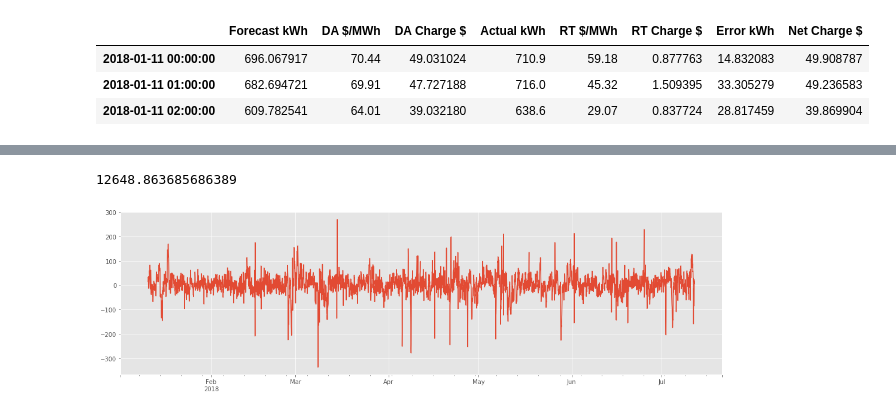
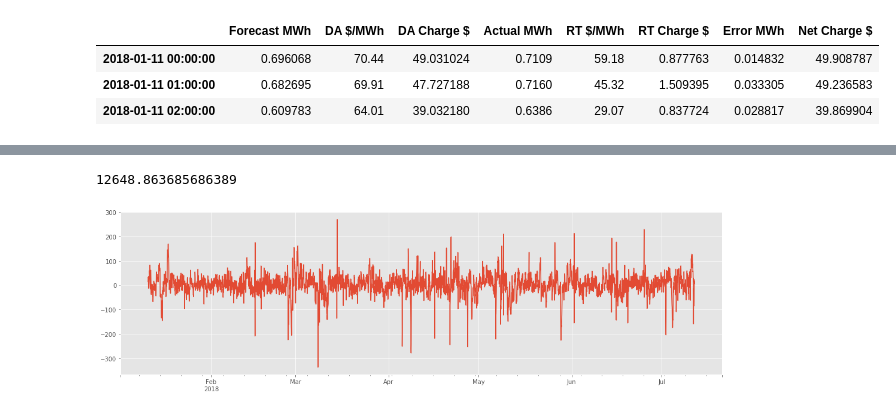
Before and after one commit to kevinkoste/university-load-forecasting, a Jupyter notebook: exploration/cost_analysis.ipynb, the cells around one changed output, grey strips where cells are left out. Drawn from its saved outputs; the diff is of its cells as text; code cells hidden in the pictures.

```diff
--- a/exploration/cost_analysis.ipynb
+++ b/exploration/cost_analysis.ipynb
@@ -27,25 +27,25 @@ forecast = pd.read_csv('../data/elec_forecast.csv',index_col=0)
 forecast.index = pd.to_datetime(forecast.index,format='%Y-%m-%d %H:00:00')
 # %%
 # populate columns
-totals = pd.DataFrame(forecast['aggregate_forecast'].values,columns=['Forecast kWh'],index=forecast.index)
-totals = totals.join(prices).join(elec_total)
+totals = pd.DataFrame(forecast['aggregate_forecast'].values/1000,columns=['Forecast MWh'],index=forecast.index)
+totals = totals.join(prices).join(elec_total/1000)
 
 totals = totals.rename({'Day Ahead LMP':'DA $/MWh',
                         'Real Time LMP':'RT $/MWh',
-                        'Actual':'Actual kWh',
+                        'Actual':'Actual MWh',
                        },axis='columns')
 
-totals['DA Charge $'] = (totals['Forecast kWh']/1000)*totals['DA $/MWh']
-totals['Error kWh'] = totals['Actual kWh'] - totals['Forecast kWh']
-totals['RT Charge $'] = (totals['Error kWh']/1000)*totals['RT $/MWh']
+totals['DA Charge $'] = (totals['Forecast MWh'])*totals['DA $/MWh']
+totals['Error MWh'] = totals['Actual MWh'] - totals['Forecast MWh']
+totals['RT Charge $'] = (totals['Error MWh'])*totals['RT $/MWh']
 totals['Net Charge $'] = totals['DA Charge $'] + totals['RT Charge $']
 
-totals = totals[['Forecast kWh','DA $/MWh','DA Charge $',
-                 'Actual kWh','RT $/MWh','RT Charge $',
-                 'Error kWh','Net Charge $']]
+totals = totals[['Forecast MWh','DA $/MWh','DA Charge $',
+                 'Actual MWh','RT $/MWh','RT Charge $',
+                 'Error MWh','Net Charge $']]
 totals.head(3)
 # %% [output]
-|  | Forecast kWh | DA $/MWh | DA Charge $ | Actual kWh | RT $/MWh | RT Charge $ | Error kWh | Net Charge $ |
-| 2018-01-11 00:00:00 | 696.067917 | 70.44 | 49.031024 | 710.9 | 59.18 | 0.877763 | 14.832083 | 49.908787 |
-| 2018-01-11 01:00:00 | 682.694721 | 69.91 | 47.727188 | 716.0 | 45.32 | 1.509395 | 33.305279 | 49.236583 |
-| 2018-01-11 02:00:00 | 609.782541 | 64.01 | 39.032180 | 638.6 | 29.07 | 0.837724 | 28.817459 | 39.869904 |
+|  | Forecast MWh | DA $/MWh | DA Charge $ | Actual MWh | RT $/MWh | RT Charge $ | Error MWh | Net Charge $ |
+| 2018-01-11 00:00:00 | 0.696068 | 70.44 | 49.031024 | 0.7109 | 59.18 | 0.877763 | 0.014832 | 49.908787 |
+| 2018-01-11 01:00:00 | 0.682695 | 69.91 | 47.727188 | 0.7160 | 45.32 | 1.509395 | 0.033305 | 49.236583 |
+| 2018-01-11 02:00:00 | 0.609783 | 64.01 | 39.032180 | 0.6386 | 29.07 | 0.837724 | 0.028817 | 39.869904 |
```
Also changed, not shown: parts of 2 cells of this notebook, 3 other files.
